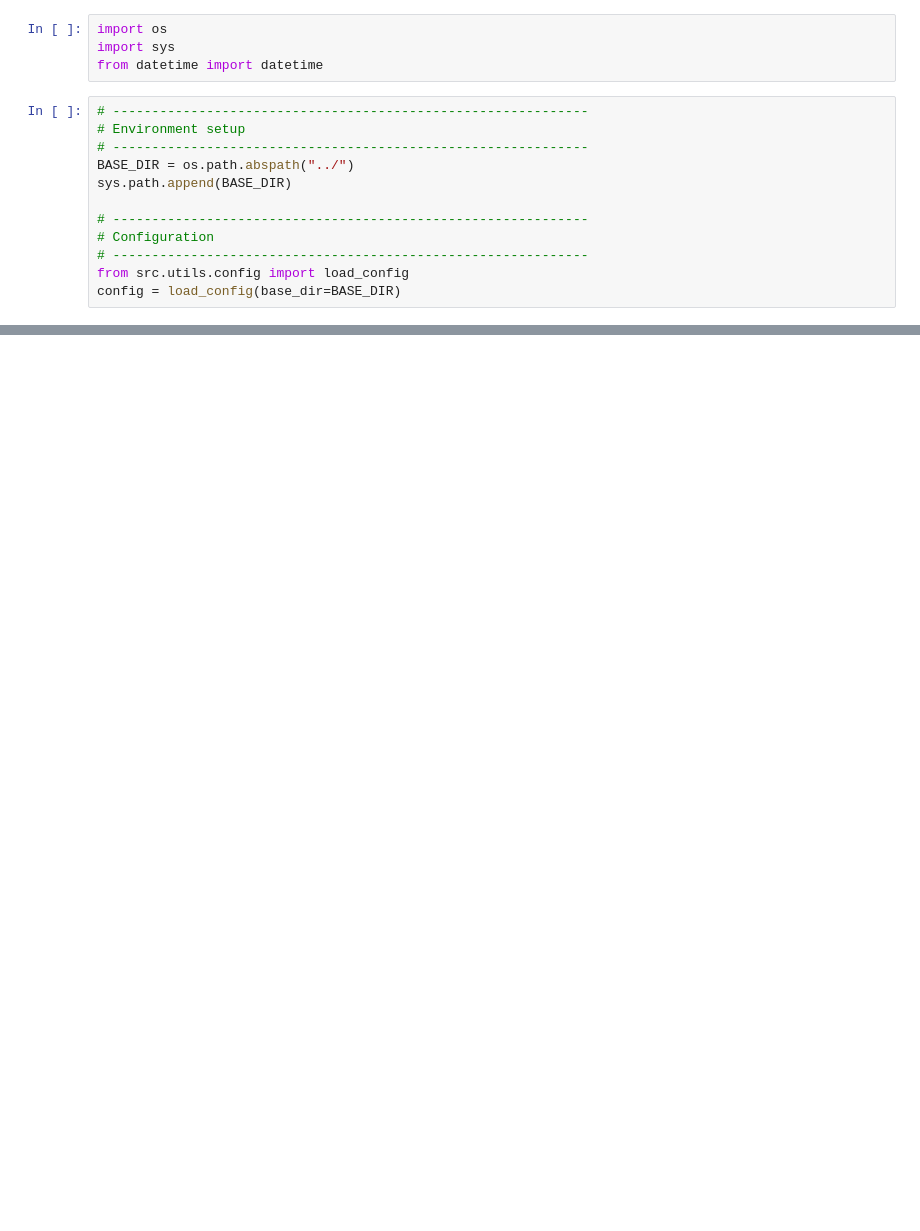
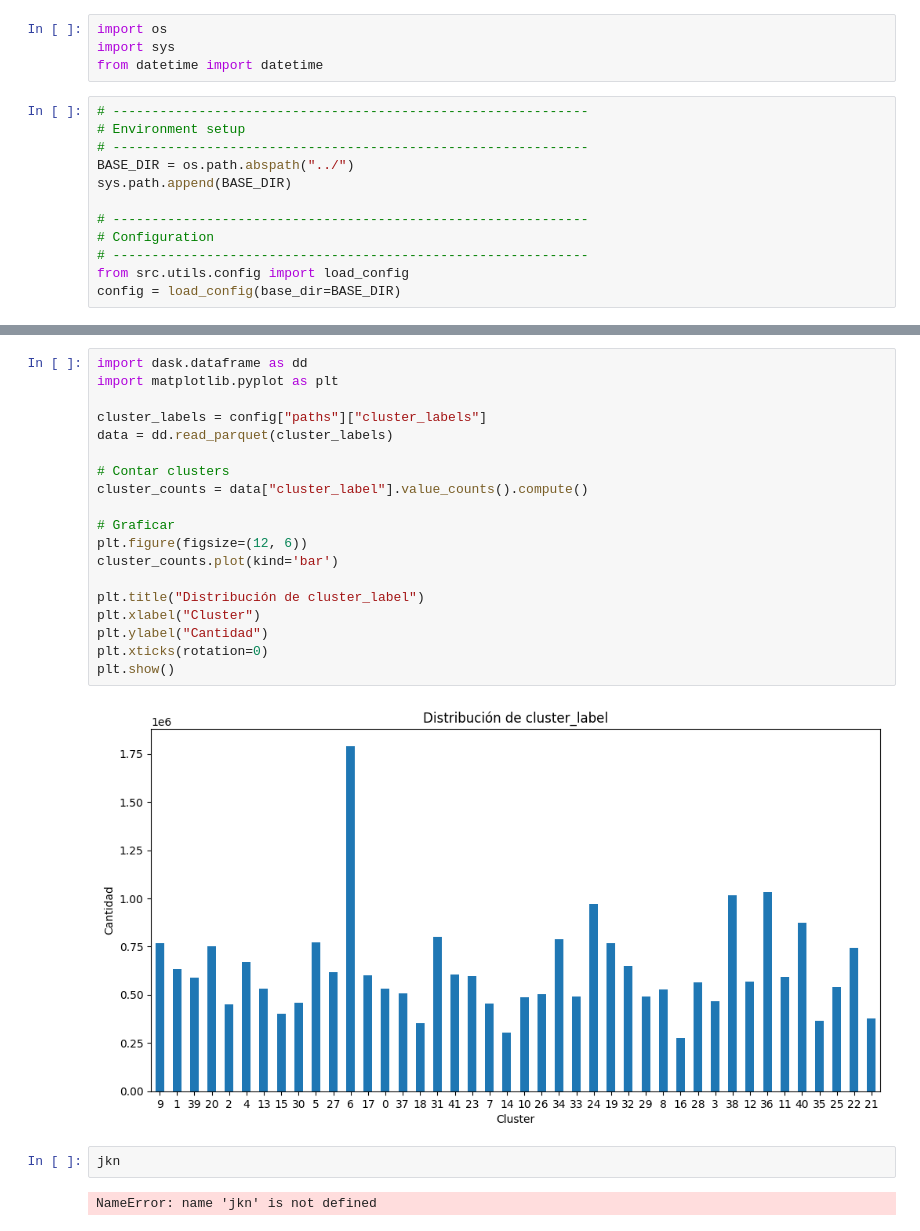
Before and after one commit to johnkbarrera/tensor_behavioral_pattern_mining, a Jupyter notebook: notebooks/p4_clustering.ipynb, the cells around one changed output, grey strips where cells are left out. Cells and saved outputs as stored; diff of their text form; blank space fills up the shorter version.

Commit message:
feat: Clustering

```diff
--- a/notebooks/p4_clustering.ipynb
+++ b/notebooks/p4_clustering.ipynb
@@ -149,0 +145,25 @@ print(f"⏱️ Total: {end_time - start_time:.2f} sec ({(end_time - start_time)/
+# %%
+import dask.dataframe as dd
+import matplotlib.pyplot as plt
+
+cluster_labels = config["paths"]["cluster_labels"]
+data = dd.read_parquet(cluster_labels)
+
+# Contar clusters
+cluster_counts = data["cluster_label"].value_counts().compute()
+
+# Graficar
+plt.figure(figsize=(12, 6))
+cluster_counts.plot(kind='bar')
+
+plt.title("Distribución de cluster_label")
+plt.xlabel("Cluster")
+plt.ylabel("Cantidad")
+plt.xticks(rotation=0)
+plt.show()
+# %% [output]
+[figure, added]
+# %%
+jkn
+# %% [output]
+NameError: name 'jkn' is not defined
```
Also changed, not shown: parts of 15 cells of this notebook.
